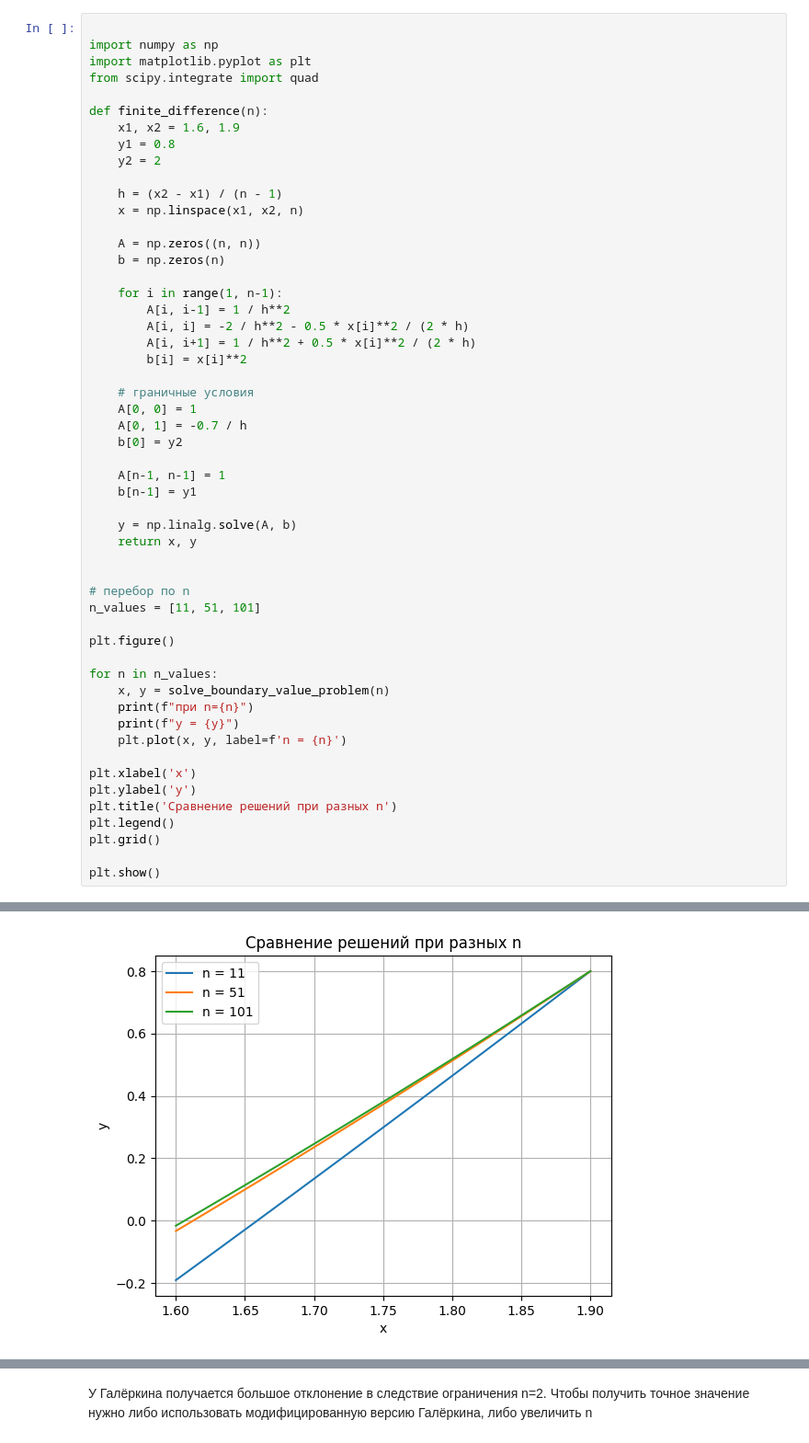
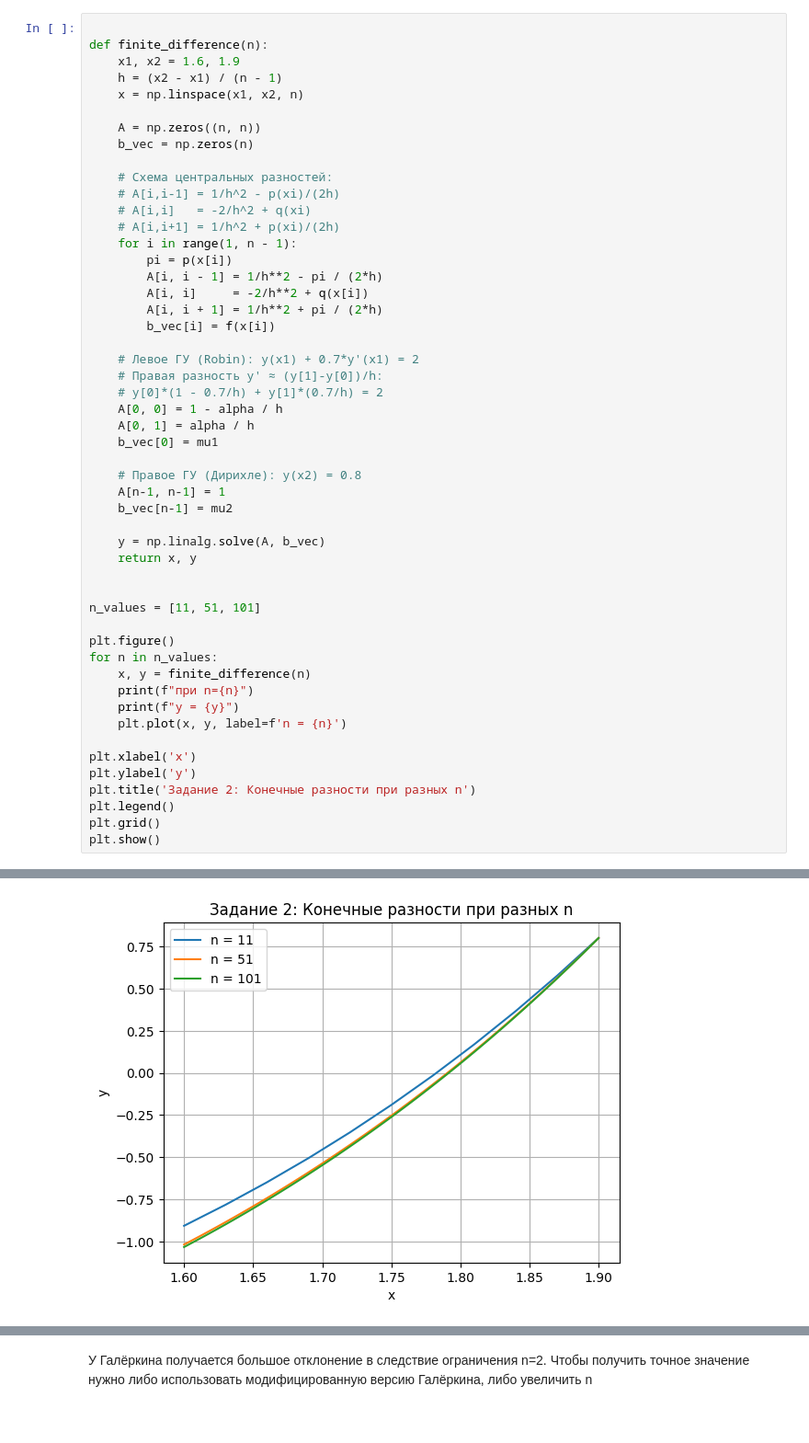
Before and after one commit to medicsera/CalcMethods, a Jupyter notebook: lab4.ipynb, the cells around one changed output, grey strips where cells are left out. Shown at 92% size. Cells and saved outputs as stored; diff of their text form.

```diff
--- a/lab4.ipynb
+++ b/lab4.ipynb
@@ -82,55 +84,53 @@ solve_dirichlet()
 # %%
-
-import numpy as np
-import matplotlib.pyplot as plt
-from scipy.integrate import quad
 
 def finite_difference(n):
     x1, x2 = 1.6, 1.9
-    y1 = 0.8
-    y2 = 2
-
     h = (x2 - x1) / (n - 1)
     x = np.linspace(x1, x2, n)
 
     A = np.zeros((n, n))
-    b = np.zeros(n)
+    b_vec = np.zeros(n)
 
-    for i in range(1, n-1):
-        A[i, i-1] = 1 / h**2
-        A[i, i] = -2 / h**2 - 0.5 * x[i]**2 / (2 * h)
-        A[i, i+1] = 1 / h**2 + 0.5 * x[i]**2 / (2 * h)
-        b[i] = x[i]**2
+    # Схема центральных разностей:
+    # A[i,i-1] = 1/h^2 - p(xi)/(2h)
+    # A[i,i]   = -2/h^2 + q(xi)
+    # A[i,i+1] = 1/h^2 + p(xi)/(2h)
+    for i in range(1, n - 1):
+        pi = p(x[i])
+        A[i, i - 1] = 1/h**2 - pi / (2*h)
+        A[i, i]     = -2/h**2 + q(x[i])
+        A[i, i + 1] = 1/h**2 + pi / (2*h)
+        b_vec[i] = f(x[i])
 
-    # граничные условия
-    A[0, 0] = 1
-    A[0, 1] = -0.7 / h
-    b[0] = y2
+    # Левое ГУ (Robin): y(x1) + 0.7*y'(x1) = 2
+    # Правая разность y' ≈ (y[1]-y[0])/h:
+    # y[0]*(1 - 0.7/h) + y[1]*(0.7/h) = 2
+    A[0, 0] = 1 - alpha / h
+    A[0, 1] = alpha / h
+    b_vec[0] = mu1
 
+    # Правое ГУ (Дирихле): y(x2) = 0.8
     A[n-1, n-1] = 1
-    b[n-1] = y1
+    b_vec[n-1] = mu2
 
-    y = np.linalg.solve(A, b)
+    y = np.linalg.solve(A, b_vec)
     return x, y
 
 
-# перебор по n
 n_values = [11, 51, 101]
 
 plt.figure()
-
 for n in n_values:
-    x, y = solve_boundary_value_problem(n)
+    x, y = finite_difference(n)
     print(f"при n={n}")
     print(f"y = {y}")
     plt.plot(x, y, label=f'n = {n}')
 
 plt.xlabel('x')
 plt.ylabel('y')
-plt.title('Сравнение решений при разных n')
+plt.title('Задание 2: Конечные разности при разных n')
 plt.legend()
 plt.grid()
-
 plt.show()
 # %% [output]
 при n=11
@@ -153,2 +153,2 @@ y = [-0.03328838 -0.01742819 -0.00153662  0.01438643  0.03034107  0.04632742
-[figure, old version]
+[figure, new version]
 # %%
```
Also changed, not shown: parts of 5 cells of this notebook, 1 other file.
